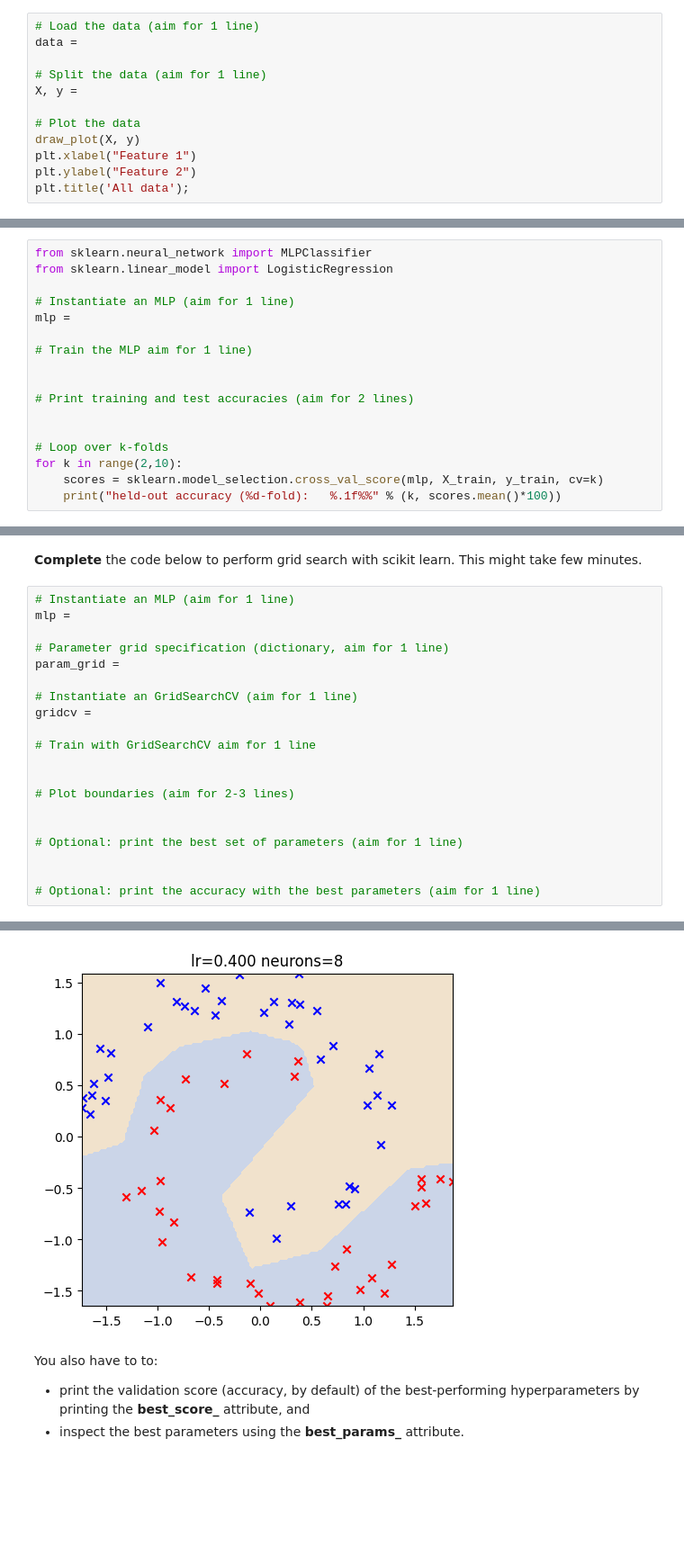
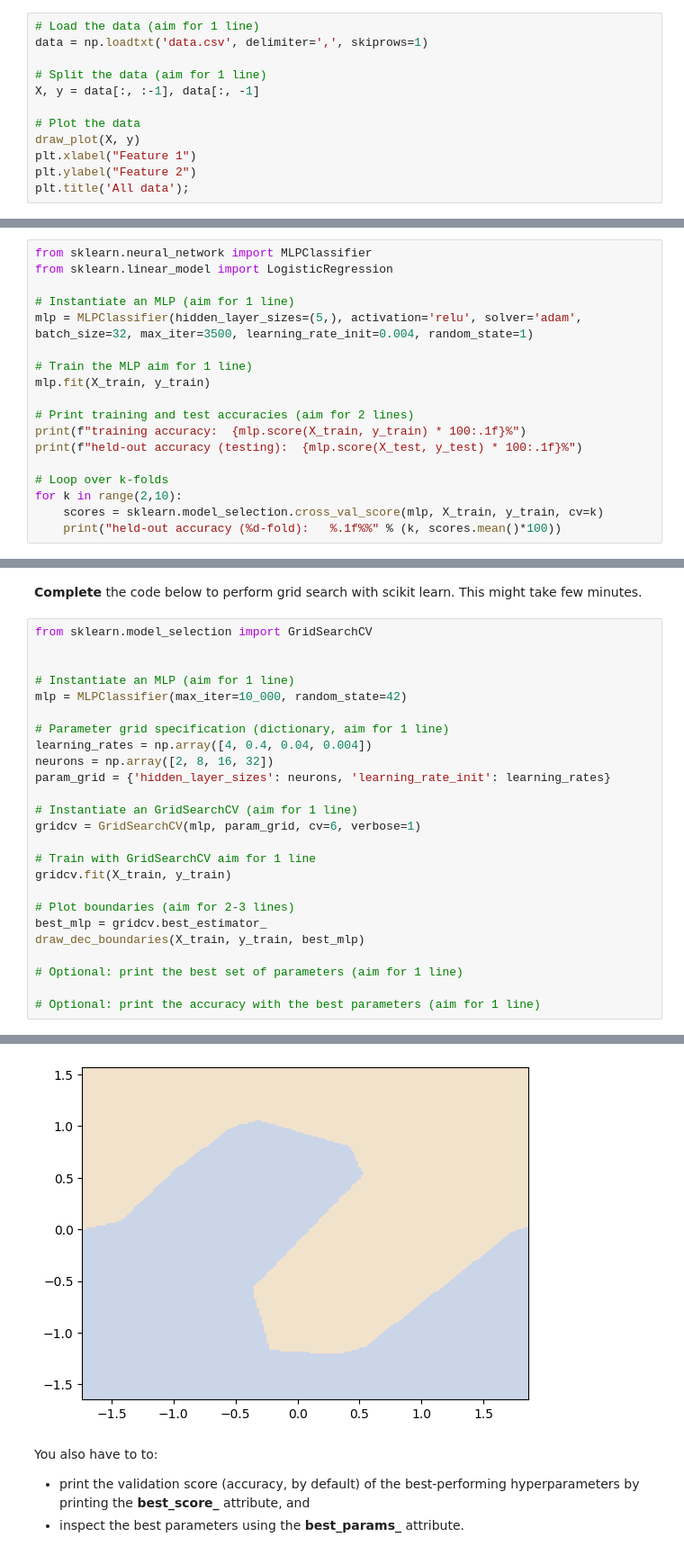
Before and after one commit to NeilTheFisher/COMP432, a Jupyter notebook: labs/Lab7_student.ipynb, the cells around one changed output, grey strips where cells are left out. Shown at 90% size. Saved outputs shown, nothing was run; the diff lists cells and outputs as text; blank space fills up the shorter version.

```diff
--- a/labs/Lab7_student.ipynb
+++ b/labs/Lab7_student.ipynb
@@ -75,10 +93,10 @@ Your plot should look like the figure below.
 **Complete the code below** to read the data.
 # %%
 # Load the data (aim for 1 line)
-data =
+data = np.loadtxt('data.csv', delimiter=',', skiprows=1)
 
 # Split the data (aim for 1 line)
-X, y =
+X, y = data[:, :-1], data[:, -1]
 
 # Plot the data
 draw_plot(X, y)
@@ -192,13 +233,14 @@ from sklearn.neural_network import MLPClassifier
 from sklearn.linear_model import LogisticRegression
 
 # Instantiate an MLP (aim for 1 line)
-mlp =
+mlp = MLPClassifier(hidden_layer_sizes=(5,), activation='relu', solver='adam', batch_size=32, max_iter=3500, learning_rate_init=0.004, random_state=1)
 
 # Train the MLP aim for 1 line)
-
+mlp.fit(X_train, y_train)
 
 # Print training and test accuracies (aim for 2 lines)
-
+print(f"training accuracy:  {mlp.score(X_train, y_train) * 100:.1f}%")
+print(f"held-out accuracy (testing):  {mlp.score(X_test, y_test) * 100:.1f}%")
 
 # Loop over k-folds
 for k in range(2,10):
@@ -346,24 +430,29 @@ and the following image:
 # %% [markdown]
 **Complete** the code below to perform grid search with scikit learn. This might take few minutes.
 # %%
+from sklearn.model_selection import GridSearchCV
+
+
 # Instantiate an MLP (aim for 1 line)
-mlp =
+mlp = MLPClassifier(max_iter=10_000, random_state=42)
 
 # Parameter grid specification (dictionary, aim for 1 line)
-param_grid =
+learning_rates = np.array([4, 0.4, 0.04, 0.004])
+neurons = np.array([2, 8, 16, 32])
+param_grid = {'hidden_layer_sizes': neurons, 'learning_rate_init': learning_rates}
 
 # Instantiate an GridSearchCV (aim for 1 line)
-gridcv =
+gridcv = GridSearchCV(mlp, param_grid, cv=6, verbose=1)
 
 # Train with GridSearchCV aim for 1 line
-
+gridcv.fit(X_train, y_train)
 
 # Plot boundaries (aim for 2-3 lines)
-
+best_mlp = gridcv.best_estimator_
+draw_dec_boundaries(X_train, y_train, best_mlp)
 
 # Optional: print the best set of parameters (aim for 1 line)
 
-
 # Optional: print the accuracy with the best parameters (aim for 1 line)
 # %% [output]
 Fitting 6 folds for each of 16 candidates, totalling 96 fits
@@ -372,4 +459,4 @@ best parameters: {'hidden_layer_sizes': 8, 'learning_rate_init': 0.4}
-[figure, old version]
+[figure, new version]
 # %% [markdown]
 You also have to to:
 * print the validation score (accuracy, by default) of the best-performing hyperparameters by printing the **best_score_** attribute, and
```
Also changed, not shown: parts of 12 cells of this notebook.
